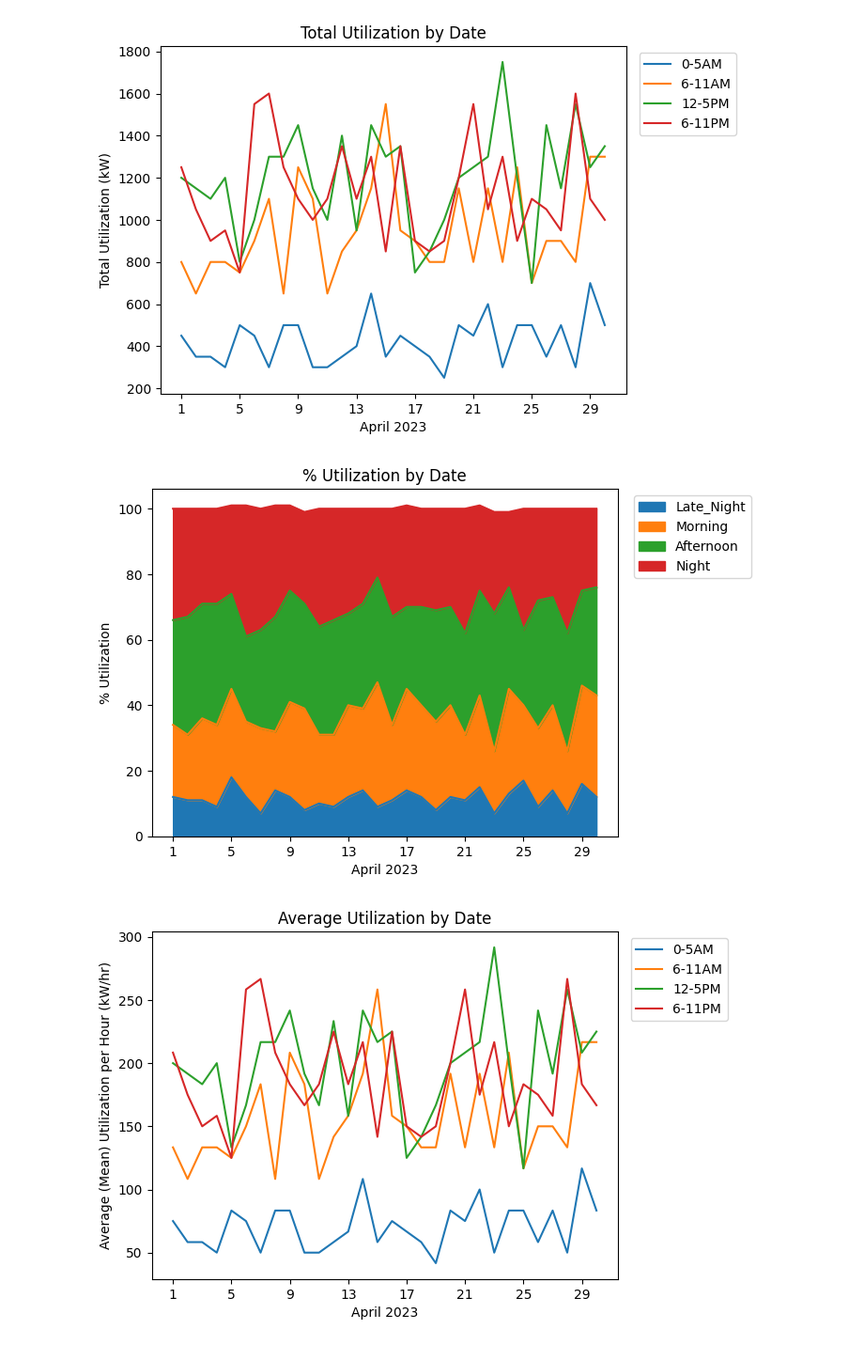
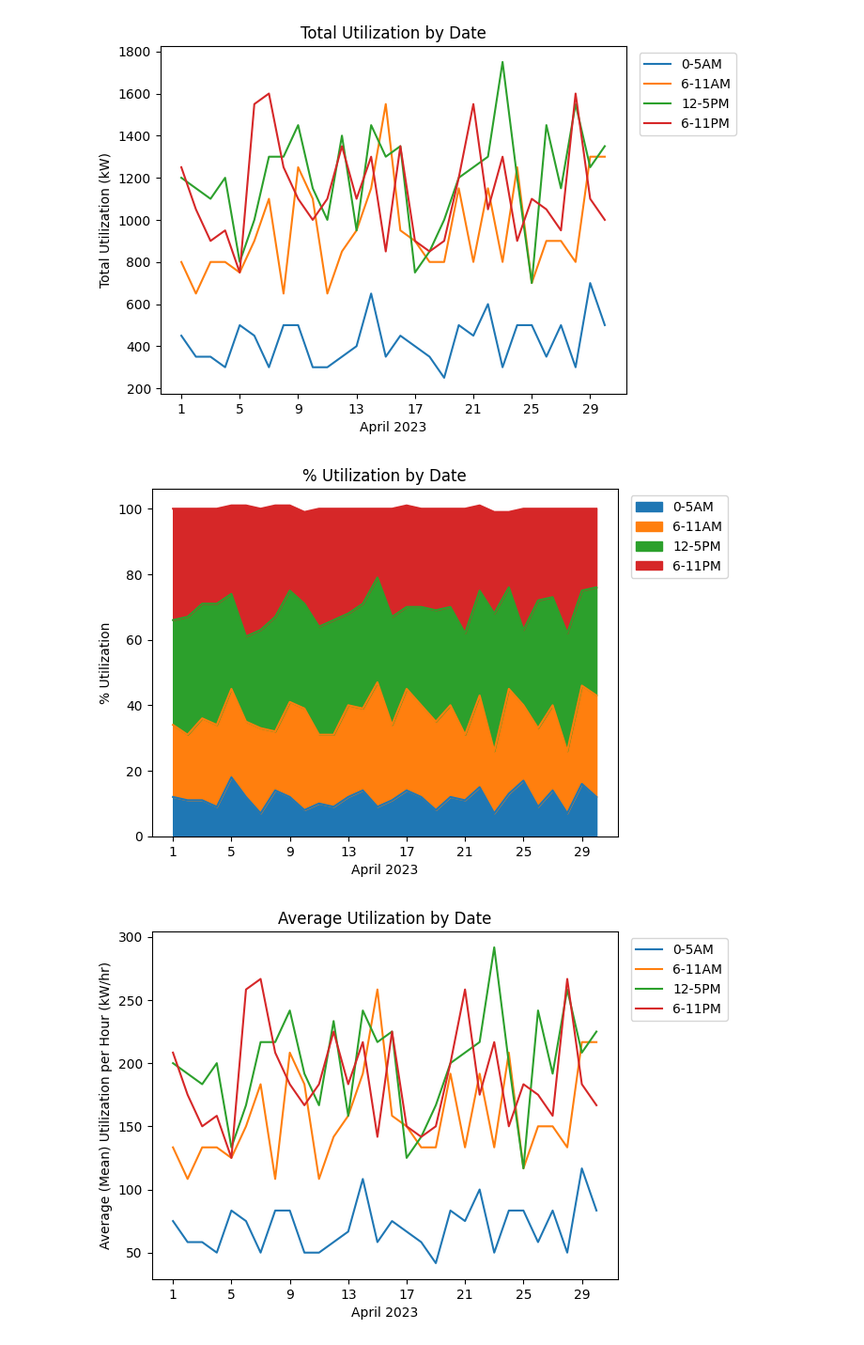
Before and after one commit to jnerurkar/ChargeZoneApr2023, a Jupyter notebook: Charge Zone Project.ipynb, the cells around one changed output. Shown at 94% size. Saved outputs shown, nothing was run; the diff lists cells and outputs as text; code cells hidden in the pictures.

```diff
--- a/Charge Zone Project.ipynb
+++ b/Charge Zone Project.ipynb
@@ -275,14 +275,15 @@ mp.show()
 [figure]
 # %%
 pivot2b = pivot2a.div(pivot2a.sum(axis=1), axis=0).round(2)
+pivot2b.columns = ['0-5AM','6-11AM','12-5PM','6-11PM']
 pivot2b.plot.area(stacked = True, title = '% Utilization by Date', xlabel = 'April 2023', ylabel = '% Utilization')
 mp.xticks(range(1, 31, 4))
 mp.yticks(np.arange(0, 1.1, step=0.2), ('0','20','40','60','80','100'))
-legend2b = mp.legend(title = '', loc = 1, bbox_to_anchor=(1.3, 1.0))
+legend2b = mp.legend(title = '', loc = 1, bbox_to_anchor=(1.25, 1.0))
 mp.savefig("cz_2b.jpg", bbox_extra_artists = (legend2b,), bbox_inches = 'tight')
 mp.show()
 # %% [output]
-[figure, old version]
+[figure, new version]
 # %%
 pivot2c = heatmap_data.pivot_table(index = 'Date', columns = 'Time_of_Day', values = 'Unit_Consumption' , aggfunc = 'mean').fillna(0).round(2)
 pivot2c = pivot2c[['Late_Night', 'Morning', 'Afternoon', 'Night']]
```
Also changed, not shown: parts of 13 cells of this notebook, 3 other files.
